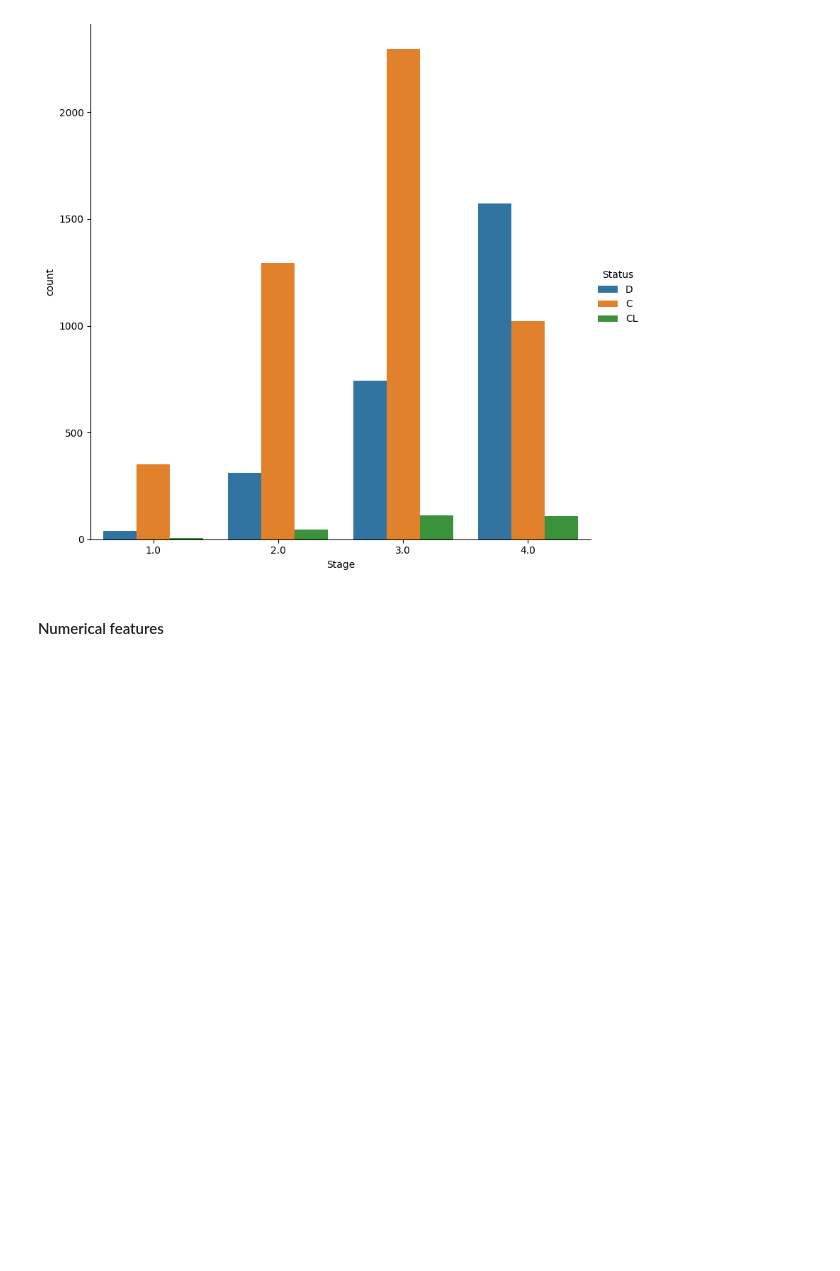
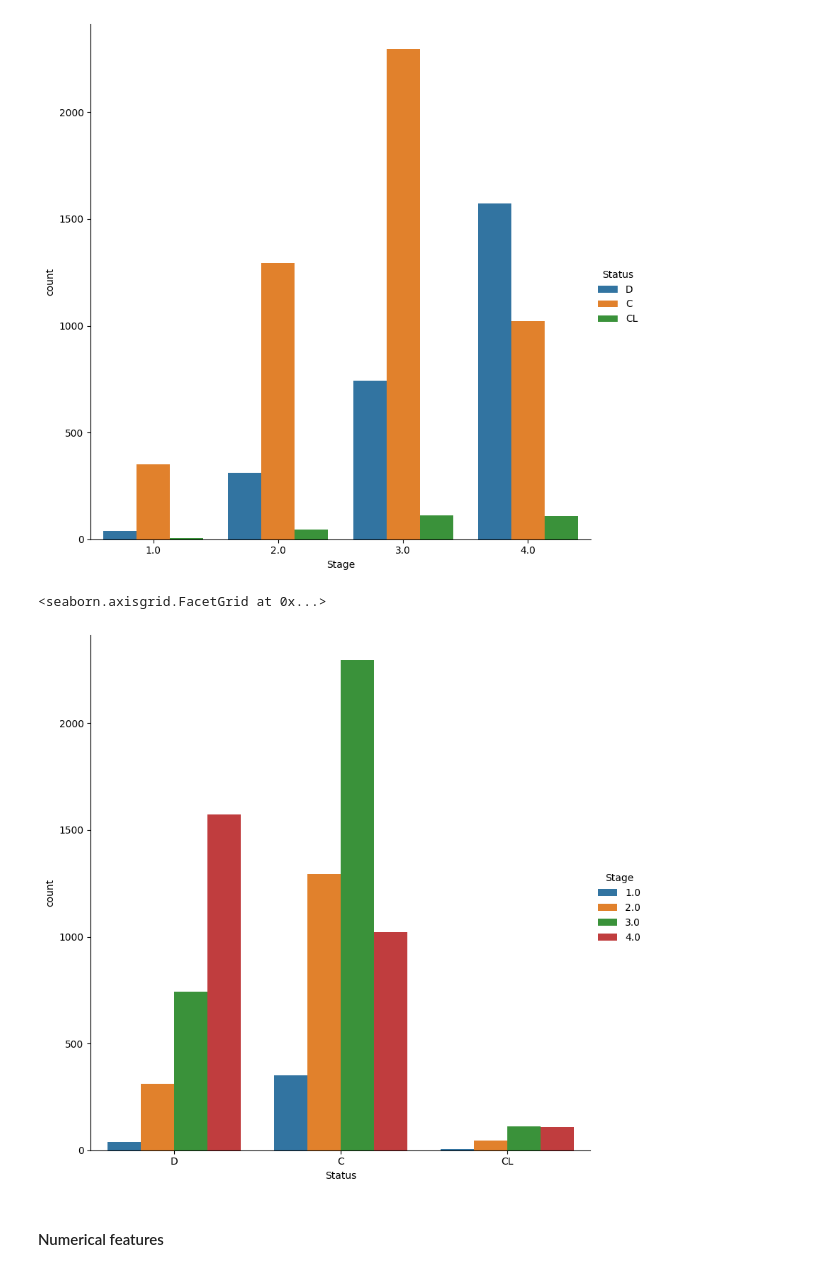
Before and after one commit to WestedCrean/kaggle-notes, a Jupyter notebook: playground-series-s3e26/eda-initial-submission.ipynb, the cells around one changed output. Saved outputs shown, nothing was run; the diff lists cells and outputs as text; code cells hidden in the pictures; blank space fills up the shorter version.

```diff
--- a/playground-series-s3e26/eda-initial-submission.ipynb
+++ b/playground-series-s3e26/eda-initial-submission.ipynb
@@ -234,6 +246,13 @@ sns.catplot(
 # %% [output]
 <seaborn.axisgrid.FacetGrid at 0x...>
 [figure]
+# %%
+sns.catplot(
+    data=train_df, x=target_column, hue="Stage", kind="count", height=8,
+)
+# %% [output]
+<seaborn.axisgrid.FacetGrid at 0x...>
+[figure, added]
 # %% [markdown]
 #### Numerical features
 # %%
```
Also changed, not shown: parts of 3 cells of this notebook, 26 other files.
